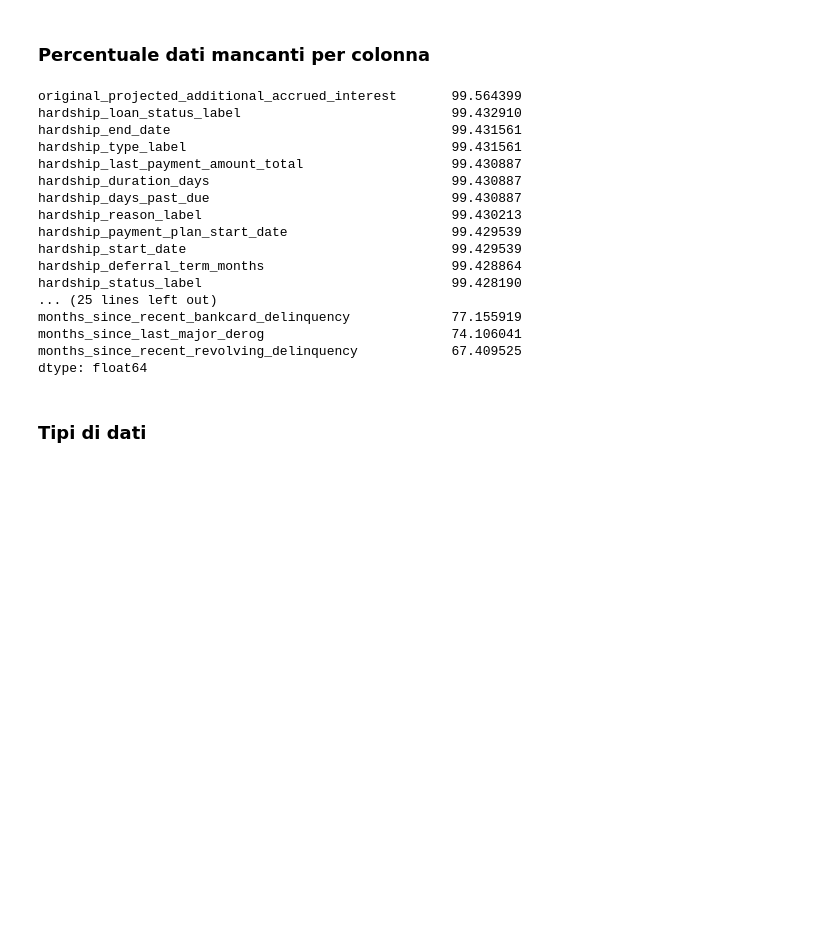
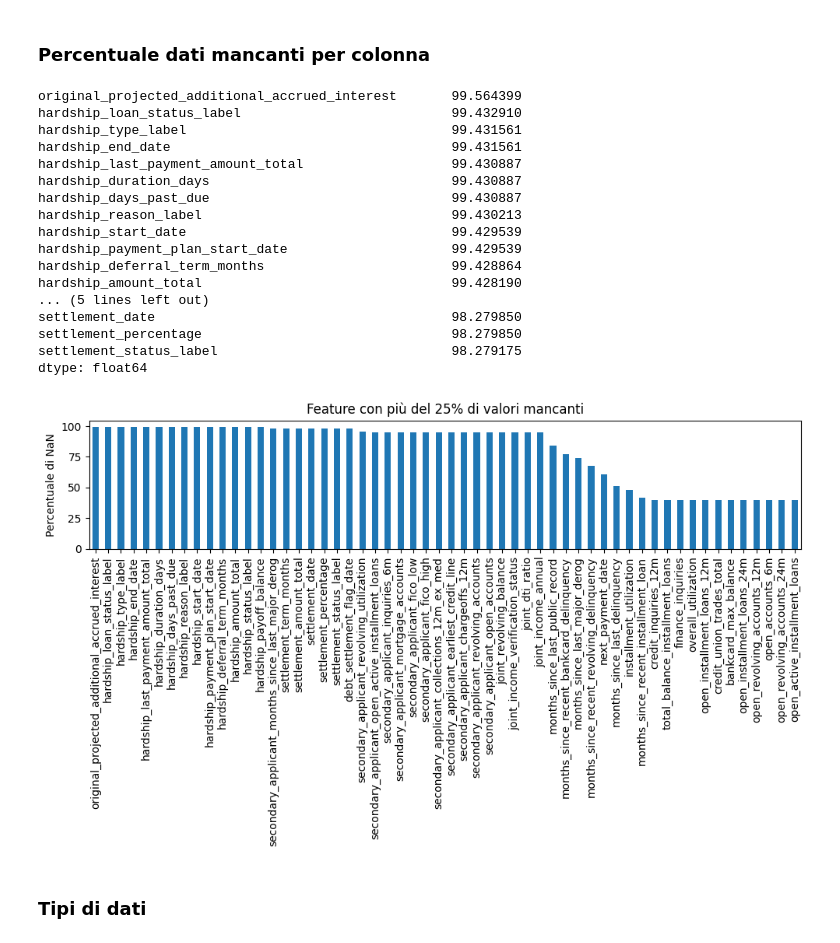
Before and after one commit to leovora/Data_Analytics_Project, a Jupyter notebook: src/Training_module/visualization.ipynb, the cells around one changed output. Drawn from its saved outputs; the diff is of its cells as text; code cells hidden in the pictures; blank space fills up the shorter version.

```diff
--- a/src/Training_module/visualization.ipynb
+++ b/src/Training_module/visualization.ipynb
@@ -73,26 +70,37 @@ Sample duplicati:  0
 # %%
 missing_pct = data.isnull().mean() * 100
 missing_pct = missing_pct.sort_values(ascending=False)
 
-print(missing_pct.head(40))
+print(missing_pct.head(20))
+
+missing_pct = missing_pct[missing_pct > 25].sort_values(ascending=False)
+
+plt.figure(figsize=(10, 6))
+missing_pct.plot(kind='bar')
+plt.ylabel('Percentuale di NaN')
+plt.title('Feature con più del 25% di valori mancanti')
+plt.xticks(rotation=90)
+plt.tight_layout()
+plt.show()
 # %% [output]
 original_projected_additional_accrued_interest       99.564399
 hardship_loan_status_label                           99.432910
+hardship_type_label                                  99.431561
 hardship_end_date                                    99.431561
-hardship_type_label                                  99.431561
 hardship_last_payment_amount_total                   99.430887
 hardship_duration_days                               99.430887
 hardship_days_past_due                               99.430887
 hardship_reason_label                                99.430213
+hardship_start_date                                  99.429539
 hardship_payment_plan_start_date                     99.429539
-hardship_start_date                                  99.429539
 hardship_deferral_term_months                        99.428864
-hardship_status_label                                99.428190
-... (25 lines left out)
-months_since_recent_bankcard_delinquency             77.155919
-months_since_last_major_derog                        74.106041
-months_since_recent_revolving_delinquency            67.409525
+hardship_amount_total                                99.428190
+... (5 lines left out)
+settlement_date                                      98.279850
+settlement_percentage                                98.279850
+settlement_status_label                              98.279175
 dtype: float64
+[figure, added]
 # %% [markdown]
 ### Tipi di dati
 # %%
```
Also changed, not shown: parts of 8 cells of this notebook, 4 other files.
